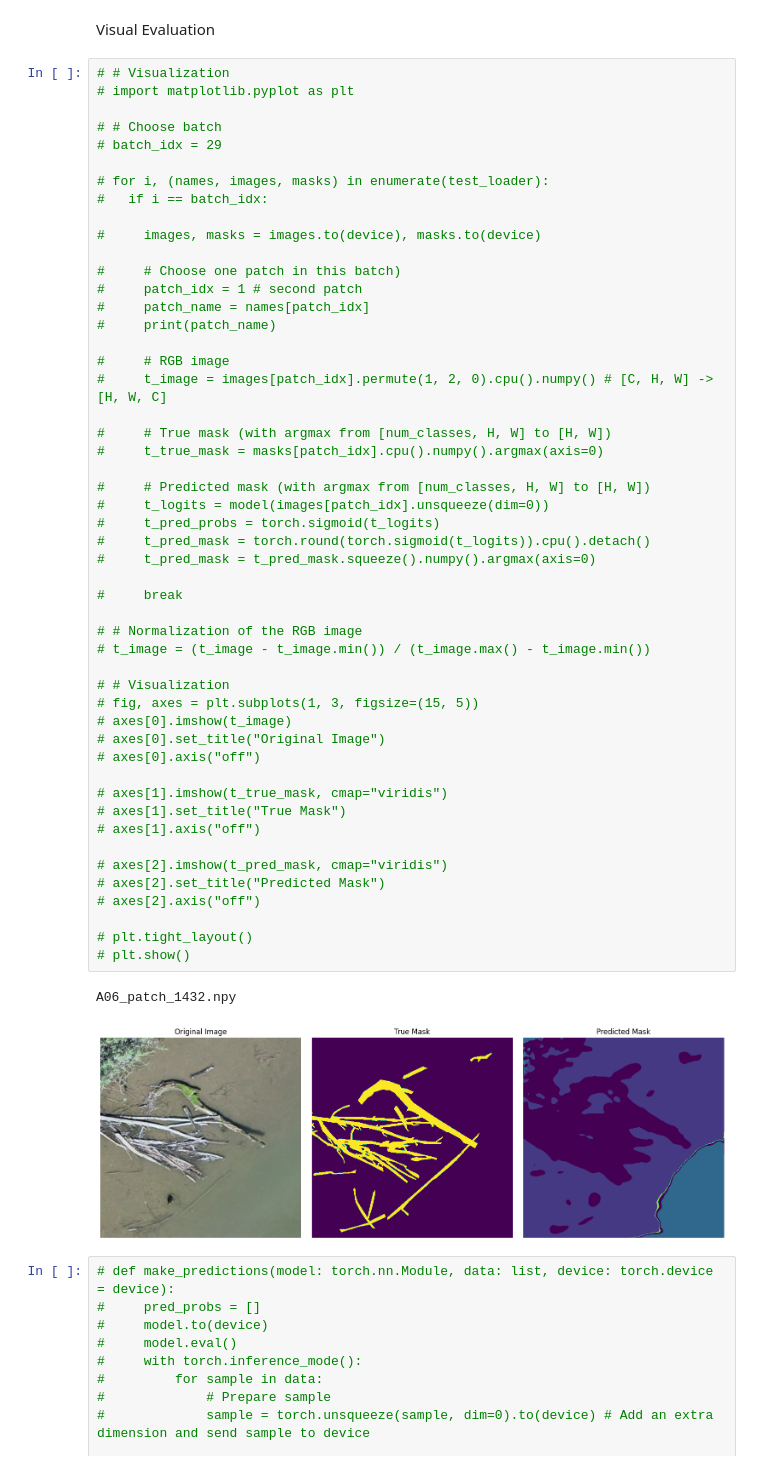
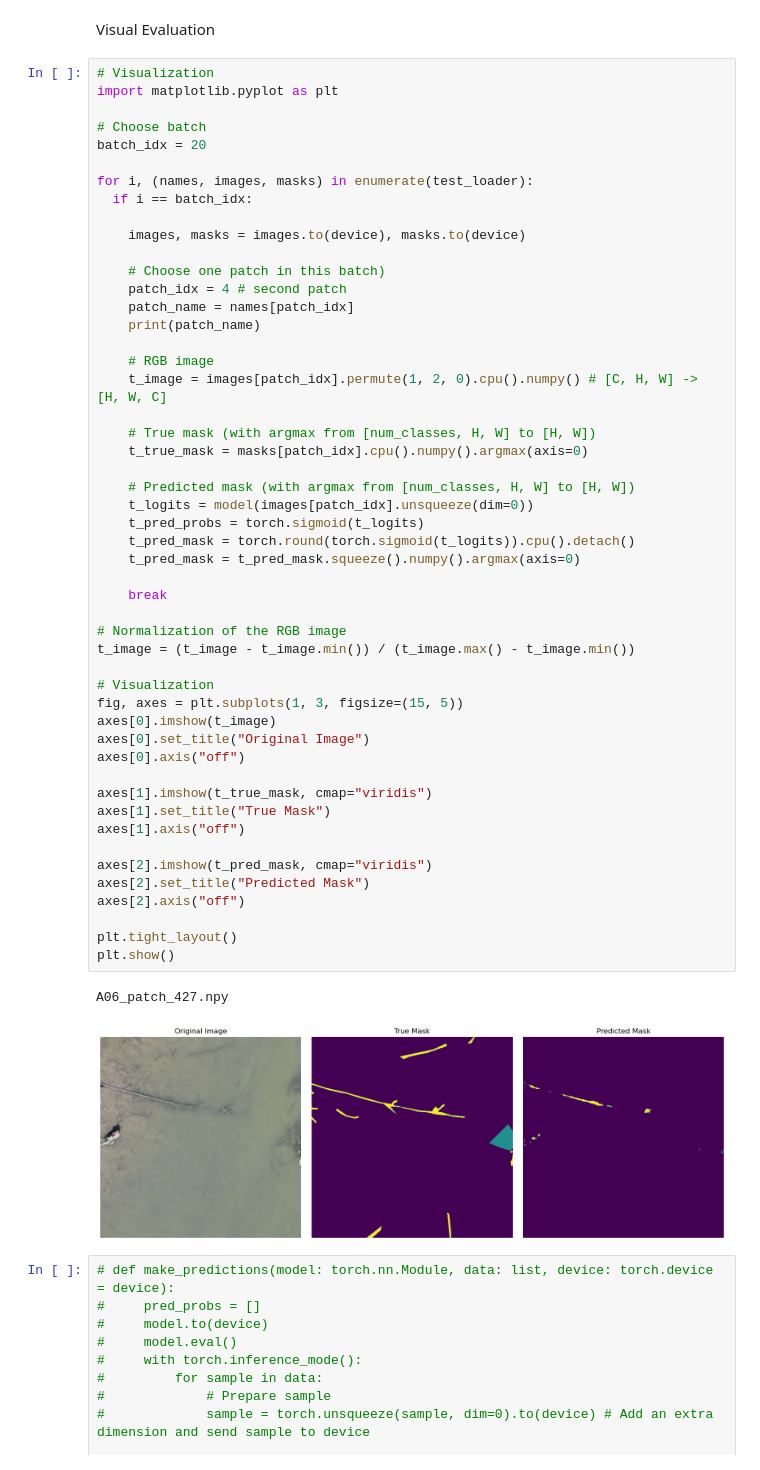
Before and after one commit to hiebschi/MoSE, a Jupyter notebook: notebooks/02_training.ipynb, the cells around one changed output. Saved outputs shown, nothing was run; the diff lists cells and outputs as text.

```diff
--- a/notebooks/02_training.ipynb
+++ b/notebooks/02_training.ipynb
@@ -692,58 +702,58 @@ KeyboardInterrupt:
 # %% [markdown]
 Visual Evaluation
 # %%
-# # Visualization
-# import matplotlib.pyplot as plt
+# Visualization
+import matplotlib.pyplot as plt
 
-# # Choose batch
-# batch_idx = 29
+# Choose batch
+batch_idx = 20
 
-# for i, (names, images, masks) in enumerate(test_loader):
-#   if i == batch_idx:
+for i, (names, images, masks) in enumerate(test_loader):
+  if i == batch_idx:
 
-#     images, masks = images.to(device), masks.to(device)
+    images, masks = images.to(device), masks.to(device)
 
-#     # Choose one patch in this batch)
-#     patch_idx = 1 # second patch
-#     patch_name = names[patch_idx]
-#     print(patch_name)
+    # Choose one patch in this batch)
+    patch_idx = 4 # second patch
+    patch_name = names[patch_idx]
+    print(patch_name)
 
-#     # RGB image
-#     t_image = images[patch_idx].permute(1, 2, 0).cpu().numpy() # [C, H, W] -> [H, W, C]
+    # RGB image
+    t_image = images[patch_idx].permute(1, 2, 0).cpu().numpy() # [C, H, W] -> [H, W, C]
 
-#     # True mask (with argmax from [num_classes, H, W] to [H, W])
-#     t_true_mask = masks[patch_idx].cpu().numpy().argmax(axis=0)
+    # True mask (with argmax from [num_classes, H, W] to [H, W])
+    t_true_mask = masks[patch_idx].cpu().numpy().argmax(axis=0)
 
-#     # Predicted mask (with argmax from [num_classes, H, W] to [H, W])
-#     t_logits = model(images[patch_idx].unsqueeze(dim=0))
-#     t_pred_probs = torch.sigmoid(t_logits)
-#     t_pred_mask = torch.round(torch.sigmoid(t_logits)).cpu().detach()
-#     t_pred_mask = t_pred_mask.squeeze().numpy().argmax(axis=0)
+    # Predicted mask (with argmax from [num_classes, H, W] to [H, W])
+    t_logits = model(images[patch_idx].unsqueeze(dim=0))
+    t_pred_probs = torch.sigmoid(t_logits)
+    t_pred_mask = torch.round(torch.sigmoid(t_logits)).cpu().detach()
+    t_pred_mask = t_pred_mask.squeeze().numpy().argmax(axis=0)
 
-#     break
+    break
 
-# # Normalization of the RGB image
-# t_image = (t_image - t_image.min()) / (t_image.max() - t_image.min())
+# Normalization of the RGB image
+t_image = (t_image - t_image.min()) / (t_image.max() - t_image.min())
 
-# # Visualization
-# fig, axes = plt.subplots(1, 3, figsize=(15, 5))
-# axes[0].imshow(t_image)
-# axes[0].set_title("Original Image")
-# axes[0].axis("off")
+# Visualization
+fig, axes = plt.subplots(1, 3, figsize=(15, 5))
+axes[0].imshow(t_image)
+axes[0].set_title("Original Image")
+axes[0].axis("off")
 
-# axes[1].imshow(t_true_mask, cmap="viridis")
-# axes[1].set_title("True Mask")
-# axes[1].axis("off")
+axes[1].imshow(t_true_mask, cmap="viridis")
+axes[1].set_title("True Mask")
+axes[1].axis("off")
 
-# axes[2].imshow(t_pred_mask, cmap="viridis")
-# axes[2].set_title("Predicted Mask")
-# axes[2].axis("off")
+axes[2].imshow(t_pred_mask, cmap="viridis")
+axes[2].set_title("Predicted Mask")
+axes[2].axis("off")
 
-# plt.tight_layout()
-# plt.show()
+plt.tight_layout()
+plt.show()
 # %% [output]
-A06_patch_1432.npy
+A06_patch_427.npy
-[figure, old version]
+[figure, new version]
 # %%
 # def make_predictions(model: torch.nn.Module, data: list, device: torch.device = device):
 #     pred_probs = []
```
Also changed, not shown: parts of 17 cells of this notebook.
